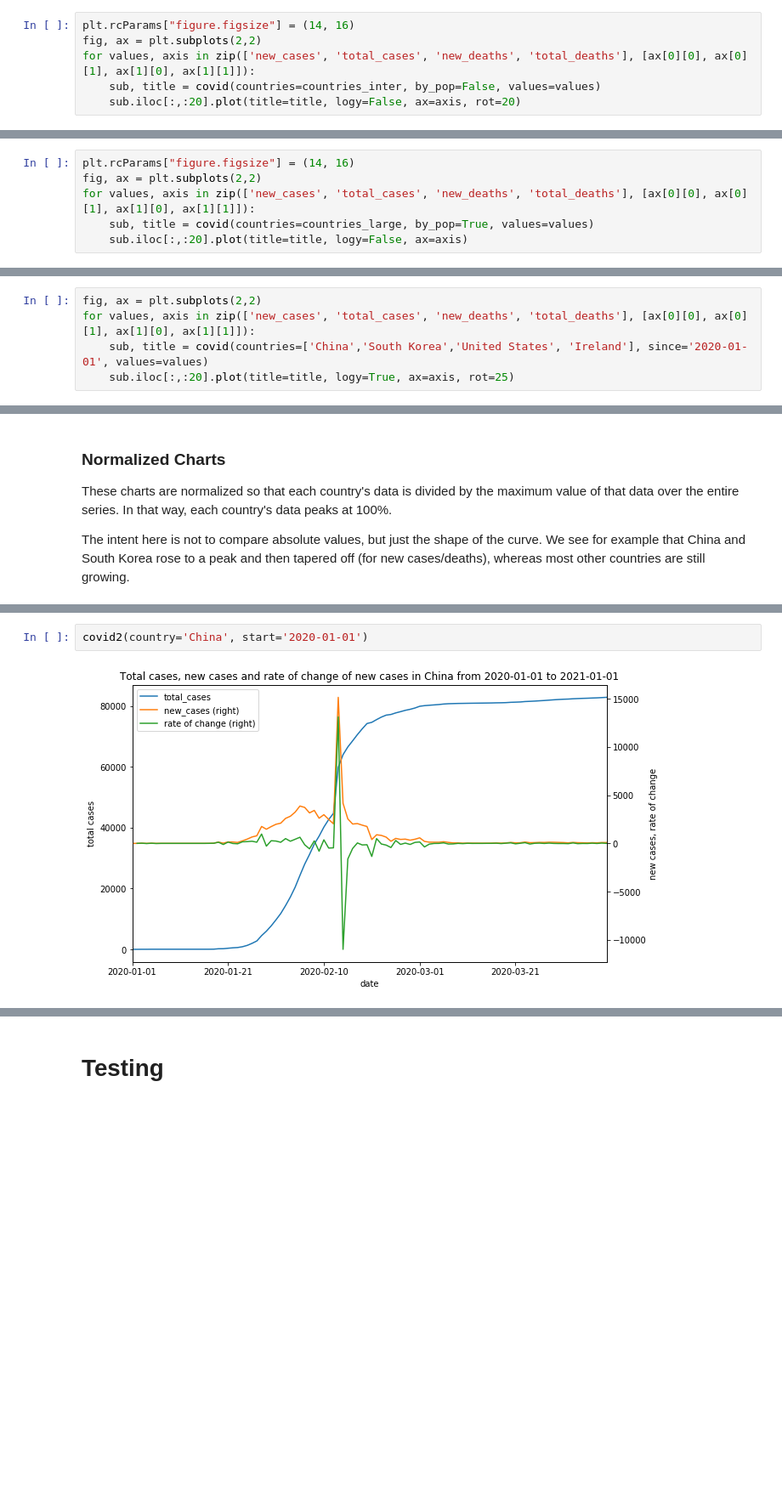
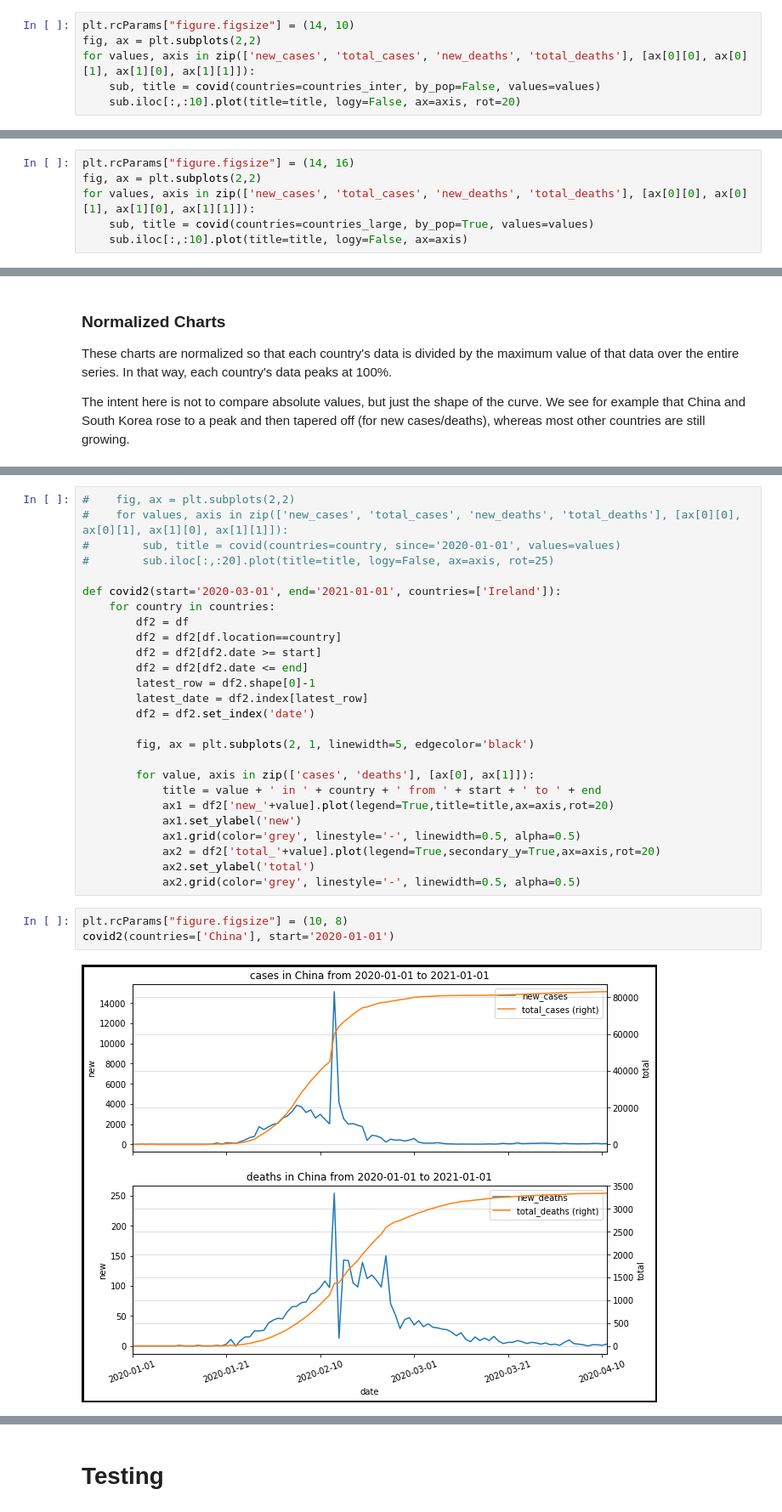
Before and after one commit to bakirl/covid19-tracker, a Jupyter notebook: covid19.ipynb, the cells around one changed output, grey strips where cells are left out. Shown at 85% size. Drawn from its saved outputs; the diff is of its cells as text; blank space fills up the shorter version.

```diff
--- a/covid19.ipynb
+++ b/covid19.ipynb
@@ -117,8 +117,8 @@ Note that in all cases, the legend lists the countries in descending order (larg
 First, we look at the number of new cases, total cases, new deaths, and total deaths per country since 1 March 2020. In each case, the top 20 countries are shown.
 # %%
-plt.rcParams["figure.figsize"] = (14, 16)
+plt.rcParams["figure.figsize"] = (14, 10)
 fig, ax = plt.subplots(2,2)
 for values, axis in zip(['new_cases', 'total_cases', 'new_deaths', 'total_deaths'], [ax[0][0], ax[0][1], ax[1][0], ax[1][1]]):
     sub, title = covid(countries=countries_inter, by_pop=False, values=values)
-    sub.iloc[:,:20].plot(title=title, logy=False, ax=axis, rot=20)
+    sub.iloc[:,:10].plot(title=title, logy=False, ax=axis, rot=20)
 # %% [output]
@@ -131,5 +131,5 @@ plt.rcParams["figure.figsize"] = (14, 16)
 fig, ax = plt.subplots(2,2)
 for values, axis in zip(['new_cases', 'total_cases', 'new_deaths', 'total_deaths'], [ax[0][0], ax[0][1], ax[1][0], ax[1][1]]):
     sub, title = covid(countries=countries_large, by_pop=True, values=values)
-    sub.iloc[:,:20].plot(title=title, logy=False, ax=axis)
+    sub.iloc[:,:10].plot(title=title, logy=False, ax=axis)
 # %% [output]
@@ -160,8 +160,3 @@ for country in [['China'], ['South Korea'], ['United States'], ['Ireland']]:
 # %% [markdown]
 ### China, South Korea, United States, Ireland - Single Chart, Log Scale
 On this chart I show all four countries on a single chart, using a logarithmic y-axis as one way to resolve ththe fact that they're all at separate scales. Here they all are on the same chart, using a logarithmic scale on the y-axis. Note, this means that the values on the y-axis are 10, 100, 1000, 10000, etc.
-# %%
-fig, ax = plt.subplots(2,2)
-for values, axis in zip(['new_cases', 'total_cases', 'new_deaths', 'total_deaths'], [ax[0][0], ax[0][1], ax[1][0], ax[1][1]]):
-    sub, title = covid(countries=['China','South Korea','United States', 'Ireland'], since='2020-01-01', values=values)
-    sub.iloc[:,:20].plot(title=title, logy=True, ax=axis, rot=25)
@@ -215,5 +188,32 @@ def covid2(start='2020-03-01', end='2021-01-01', country='Ireland'):
+# %%
+#    fig, ax = plt.subplots(2,2)
+#    for values, axis in zip(['new_cases', 'total_cases', 'new_deaths', 'total_deaths'], [ax[0][0], ax[0][1], ax[1][0], ax[1][1]]):
+#        sub, title = covid(countries=country, since='2020-01-01', values=values)
+#        sub.iloc[:,:20].plot(title=title, logy=False, ax=axis, rot=25)
+
+def covid2(start='2020-03-01', end='2021-01-01', countries=['Ireland']):
+    for country in countries:
+        df2 = df
+        df2 = df2[df.location==country]
+        df2 = df2[df2.date >= start]
+        df2 = df2[df2.date <= end]
+        latest_row = df2.shape[0]-1
+        latest_date = df2.index[latest_row]
+        df2 = df2.set_index('date')
+
+        fig, ax = plt.subplots(2, 1, linewidth=5, edgecolor='black')
+
+        for value, axis in zip(['cases', 'deaths'], [ax[0], ax[1]]):
+            title = value + ' in ' + country + ' from ' + start + ' to ' + end
+            ax1 = df2['new_'+value].plot(legend=True,title=title,ax=axis,rot=20)
+            ax1.set_ylabel('new')
+            ax1.grid(color='grey', linestyle='-', linewidth=0.5, alpha=0.5)
+            ax2 = df2['total_'+value].plot(legend=True,secondary_y=True,ax=axis,rot=20)
+            ax2.set_ylabel('total')
+            ax2.grid(color='grey', linestyle='-', linewidth=0.5, alpha=0.5)
 # %%
-covid2(country='China', start='2020-01-01')
+plt.rcParams["figure.figsize"] = (10, 8)
+covid2(countries=['China'], start='2020-01-01')
 # %% [output]
-[figure, old version]
+[figure, new version]
 # %%
```
Also changed, not shown: parts of 15 cells of this notebook.
